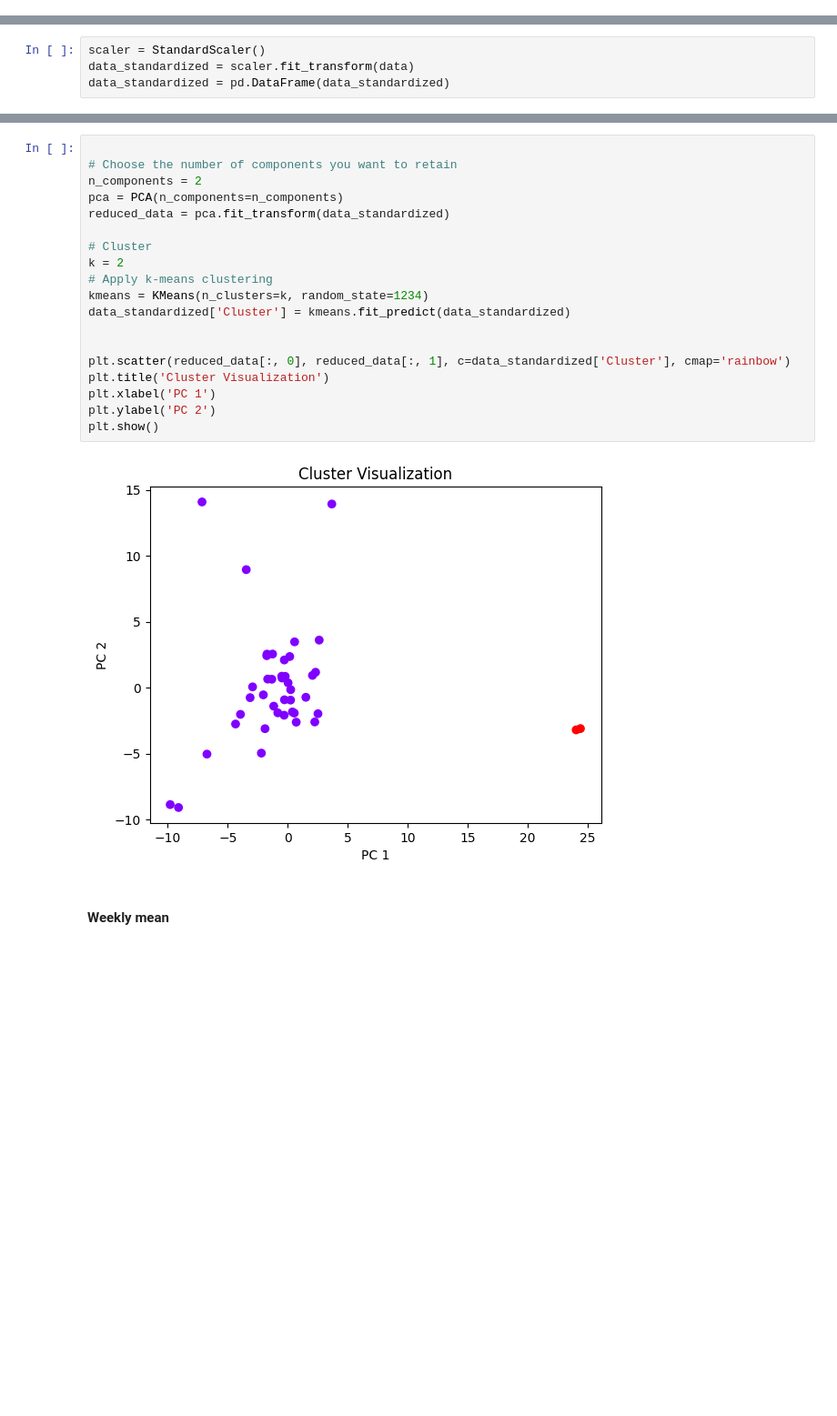
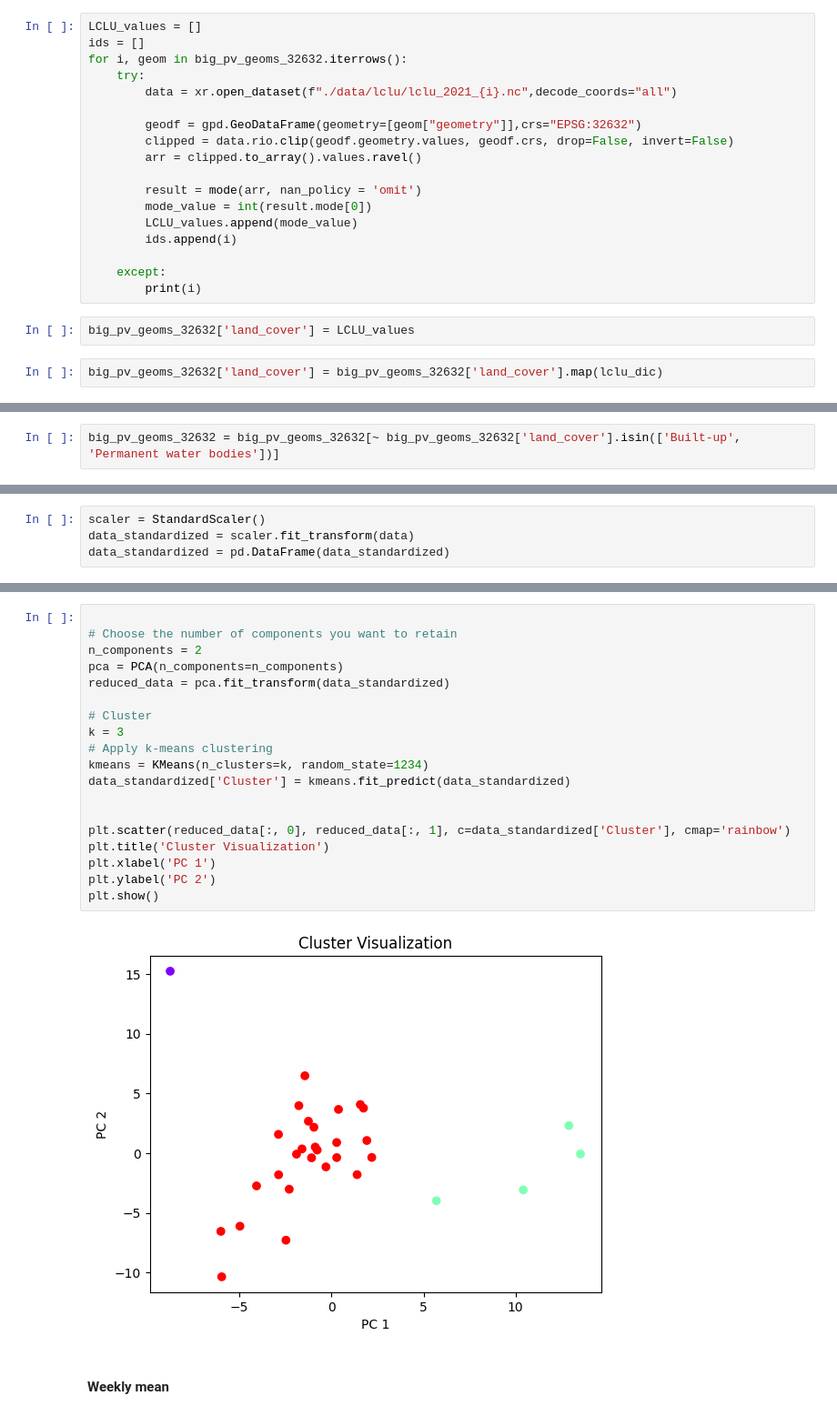
Before and after one commit to clausmichele/openEO_photovoltaic, a Jupyter notebook: openEO_data_retrieval.ipynb, the cells around one changed output, grey strips where cells are left out. Shown at 91% size. Drawn from its saved outputs; the diff is of its cells as text; blank space fills up the shorter version.

```diff
--- a/openEO_data_retrieval.ipynb
+++ b/openEO_data_retrieval.ipynb
@@ -99,0 +155,22 @@ Now that we have the time series of Sentinel-2 values for the polygons covering
+# %%
+LCLU_values = []
+ids = []
+for i, geom in big_pv_geoms_32632.iterrows():
+    try:
+        data = xr.open_dataset(f"./data/lclu/lclu_2021_{i}.nc",decode_coords="all")
+
+        geodf = gpd.GeoDataFrame(geometry=[geom["geometry"]],crs="EPSG:32632")
+        clipped = data.rio.clip(geodf.geometry.values, geodf.crs, drop=False, invert=False)
+        arr = clipped.to_array().values.ravel()
+
+        result = mode(arr, nan_policy = 'omit')
+        mode_value = int(result.mode[0])
+        LCLU_values.append(mode_value)
+        ids.append(i)
+
+    except:
+        print(i)
+# %%
+big_pv_geoms_32632['land_cover'] = LCLU_values
+# %%
+big_pv_geoms_32632['land_cover'] = big_pv_geoms_32632['land_cover'].map(lclu_dic)
@@ -106,3 +248,5 @@ from sklearn.decomposition import PCA
 from sklearn.preprocessing import StandardScaler
 import matplotlib.pyplot as plt
 from sklearn.metrics import silhouette_score
+# %%
+big_pv_geoms_32632 = big_pv_geoms_32632[~ big_pv_geoms_32632['land_cover'].isin(['Built-up', 'Permanent water bodies'])]
@@ -169,24 +333,24 @@ plt.show()
 # %%
 
 # Choose the number of components you want to retain
 n_components = 2
 pca = PCA(n_components=n_components)
 reduced_data = pca.fit_transform(data_standardized)
 
 # Cluster
-k = 2
+k = 3
 # Apply k-means clustering
 kmeans = KMeans(n_clusters=k, random_state=1234)
 data_standardized['Cluster'] = kmeans.fit_predict(data_standardized)
 
 
 plt.scatter(reduced_data[:, 0], reduced_data[:, 1], c=data_standardized['Cluster'], cmap='rainbow')
 plt.title('Cluster Visualization')
 plt.xlabel('PC 1')
 plt.ylabel('PC 2')
 plt.show()
 # %% [output]
-[figure, old version]
+[figure, new version]
 # %% [markdown]
 #### Weekly mean
 # %%
```
Also changed, not shown: parts of 18 cells of this notebook, 43 other files.
